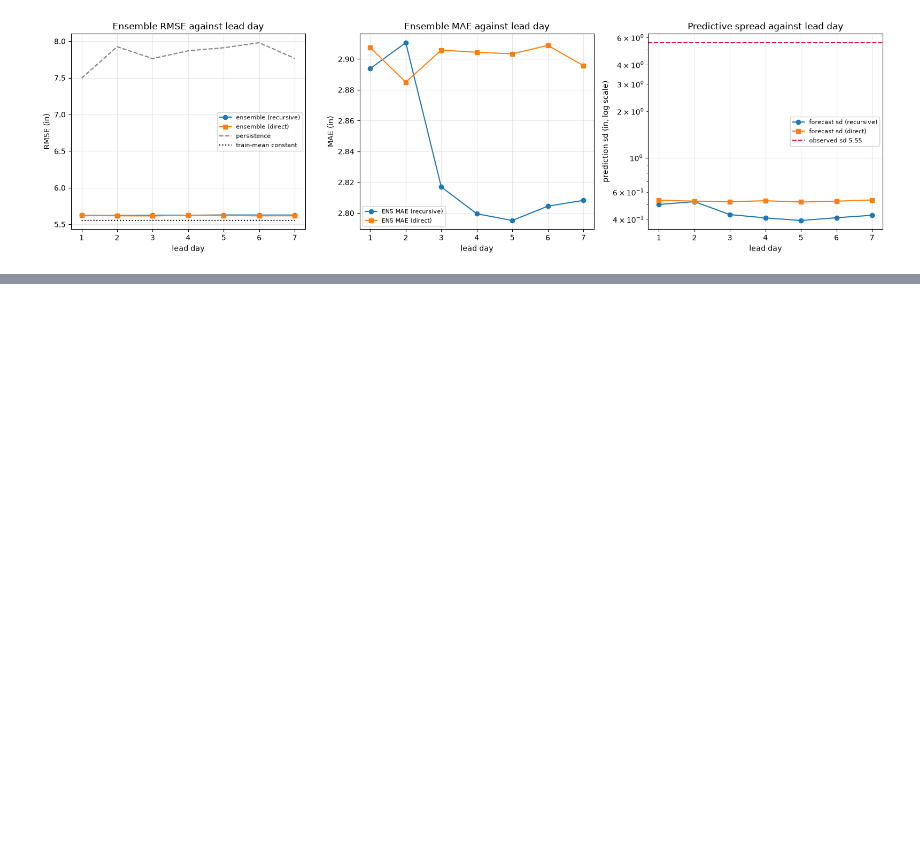
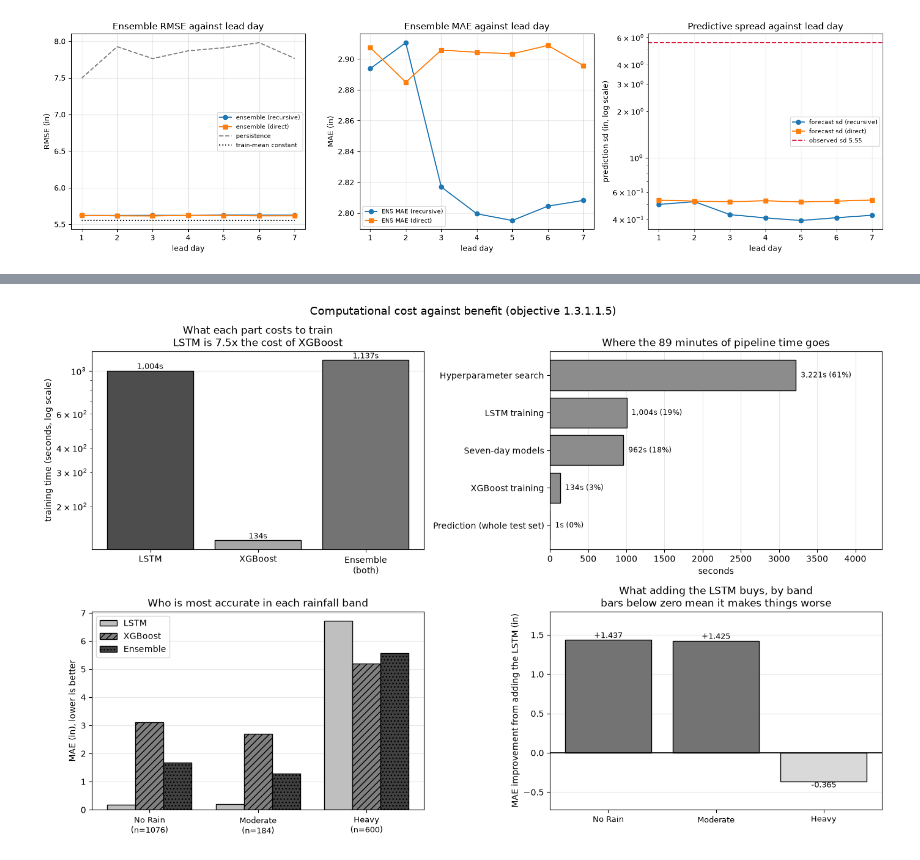
Before and after one commit to JayEm6768/LSTM_XGBOOST-ENSEMBLE-for-Precipitation, a Jupyter notebook: LSTM_XGB_Prefinal.ipynb, the cells around one changed output, grey strips where cells are left out. Cells and saved outputs as stored; diff of their text form; code cells hidden in the pictures; blank space fills up the shorter version.

```diff
--- a/LSTM_XGB_Prefinal.ipynb
+++ b/LSTM_XGB_Prefinal.ipynb
@@ -1269,0 +1497,81 @@ plt.show()
+# %%
+# Four panels: what it costs, where the time goes, who is best in each band,
+# and what adding the LSTM actually changes.
+fig, axes = plt.subplots(2, 2, figsize=(14, 9))
+
+# panel 1: training cost per component
+ax = axes[0, 0]
+comp = ['LSTM', 'XGBoost', 'Ensemble\n(both)']
+vals = [lstm_train_seconds, xgb_train_seconds, ensemble_train_seconds]
+bars = ax.bar(comp, vals, color=['0.3', '0.65', '0.45'], edgecolor='black')
+ax.set_yscale('log')
+ax.set_ylabel('training time (seconds, log scale)')
+ax.set_title(f'What each part costs to train\nLSTM is {cost_ratio:.1f}x the cost of XGBoost')
+for b, v in zip(bars, vals):
+    ax.text(b.get_x() + b.get_width() / 2, v, f'{v:,.0f}s', ha='center', va='bottom',
+            fontsize=9)
+ax.grid(axis='y', alpha=0.3)
+ax.set_axisbelow(True)
+
+# panel 2: where the whole pipeline's time goes
+ax = axes[0, 1]
+sub = df_pipeline.sort_values('Seconds')
+bars = ax.barh(sub['Stage'], sub['Seconds'], color='0.55', edgecolor='black')
+ax.set_xlabel('seconds')
+ax.set_title(f'Where the {total_pipeline/60:.0f} minutes of pipeline time goes')
+for b, v, s in zip(bars, sub['Seconds'], sub['Share (%)']):
+    ax.text(v, b.get_y() + b.get_height() / 2, f'  {v:,.0f}s ({s:.0f}%)', va='center',
+            fontsize=8.5)
+ax.set_xlim(0, sub['Seconds'].max() * 1.35)
+ax.grid(axis='x', alpha=0.3)
+ax.set_axisbelow(True)
+
+# panel 3: who is most accurate in each band
+ax = axes[1, 0]
+xpos = np.arange(len(df_band))
+width = 0.26
+for i, (col, shade, hatch) in enumerate([('LSTM MAE', '0.75', ''),
+                                         ('XGBoost MAE', '0.5', '///'),
+                                         ('Ensemble MAE', '0.25', '...')]):
+    ax.bar(xpos + (i - 1) * width, df_band[col], width, label=col.replace(' MAE', ''),
+           color=shade, edgecolor='black', hatch=hatch)
+ax.set_xticks(xpos)
+ax.set_xticklabels([f"{b.split(' (')[0]}\n(n={n})" for b, n in
+                    zip(df_band['Band'], df_band['N'])], fontsize=9)
+ax.set_ylabel('MAE (in), lower is better')
+ax.set_title('Who is most accurate in each rainfall band')
+ax.legend()
+ax.grid(axis='y', alpha=0.3)
+ax.set_axisbelow(True)
+
+# panel 4: the trade-off, what adding the LSTM changes
+ax = axes[1, 1]
+gains = df_band['Ensemble vs XGBoost'].to_numpy(dtype=float)
+colours = ['0.45' if g > 0 else '0.85' for g in gains]
+bars = ax.bar(range(len(gains)), gains, color=colours, edgecolor='black')
+ax.axhline(0, color='black', lw=1.2)
+ax.set_xticks(range(len(gains)))
+ax.set_xticklabels([b.split(' (')[0] for b in df_band['Band']], fontsize=9)
+ax.set_ylabel('MAE improvement from adding the LSTM (in)')
+ax.set_title('What adding the LSTM buys, by band\nbars below zero mean it makes things worse')
+for i, g in enumerate(gains):
+    ax.text(i, g, f'{g:+.3f}', ha='center', va='bottom' if g > 0 else 'top', fontsize=9)
+pad = max(abs(gains.min()), abs(gains.max())) * 0.25
+ax.set_ylim(gains.min() - pad, gains.max() + pad)
+ax.grid(axis='y', alpha=0.3)
+ax.set_axisbelow(True)
+
+plt.suptitle('Computational cost against benefit (objective 1.3.1.1.5)', fontsize=13)
+plt.tight_layout()
+plt.savefig(MODEL_DIR / 'cost_benefit.png', dpi=130, bbox_inches='tight')
+plt.show()
+
+print("Reading the figure:")
+print("  Top left  - the LSTM is the expensive half of the ensemble.")
+print("  Top right - most of the pipeline time is the one-off search, not the training.")
+print("  Bottom left - each model owns a different band, which is why an ensemble is worth")
+print("                building at all.")
+print("  Bottom right - the ensemble gains on the light bands and loses on the heavy one,")
+print("                 which is the trade-off objective 1.3.1.1.5 asks us to quantify.")
+# %% [output]
+[figure, added]
```
Also changed, not shown: parts of 27 cells of this notebook, 4 other files.
